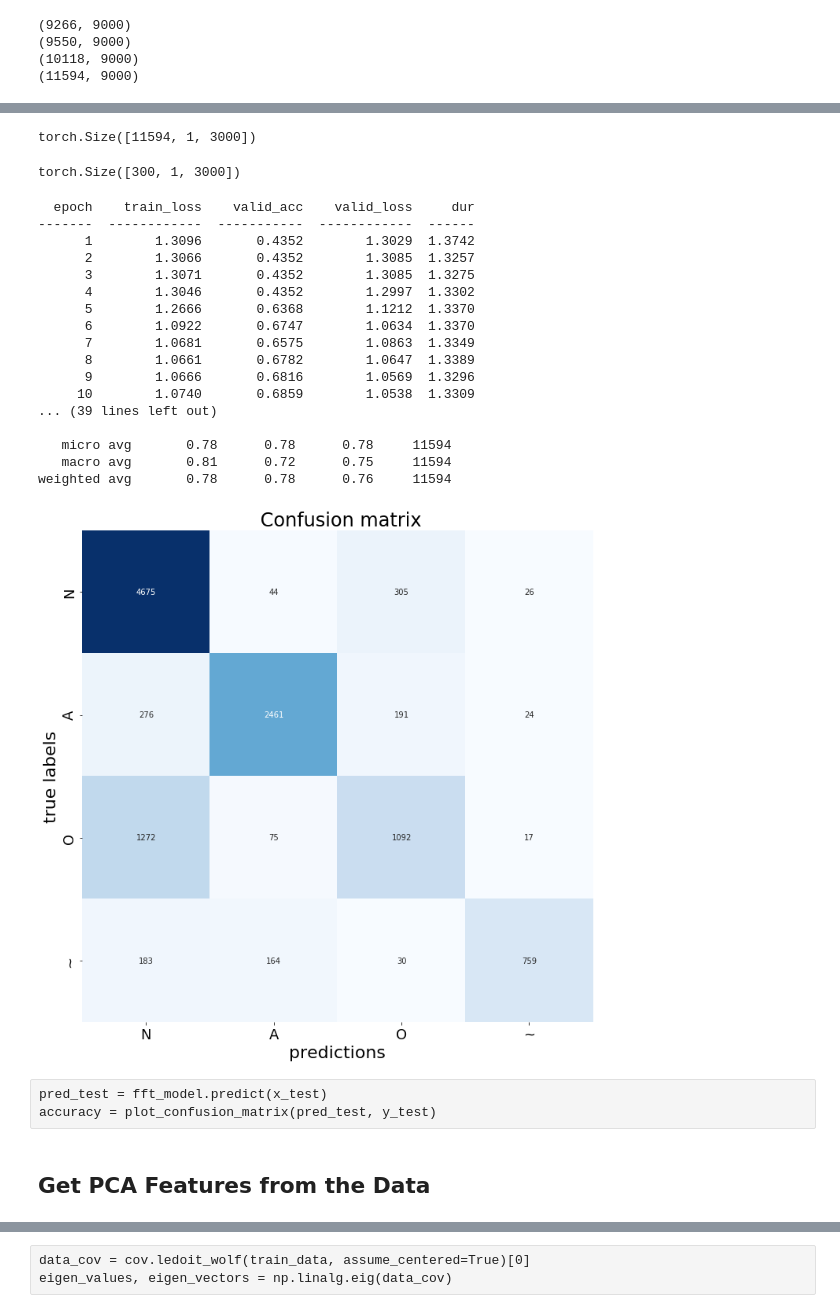
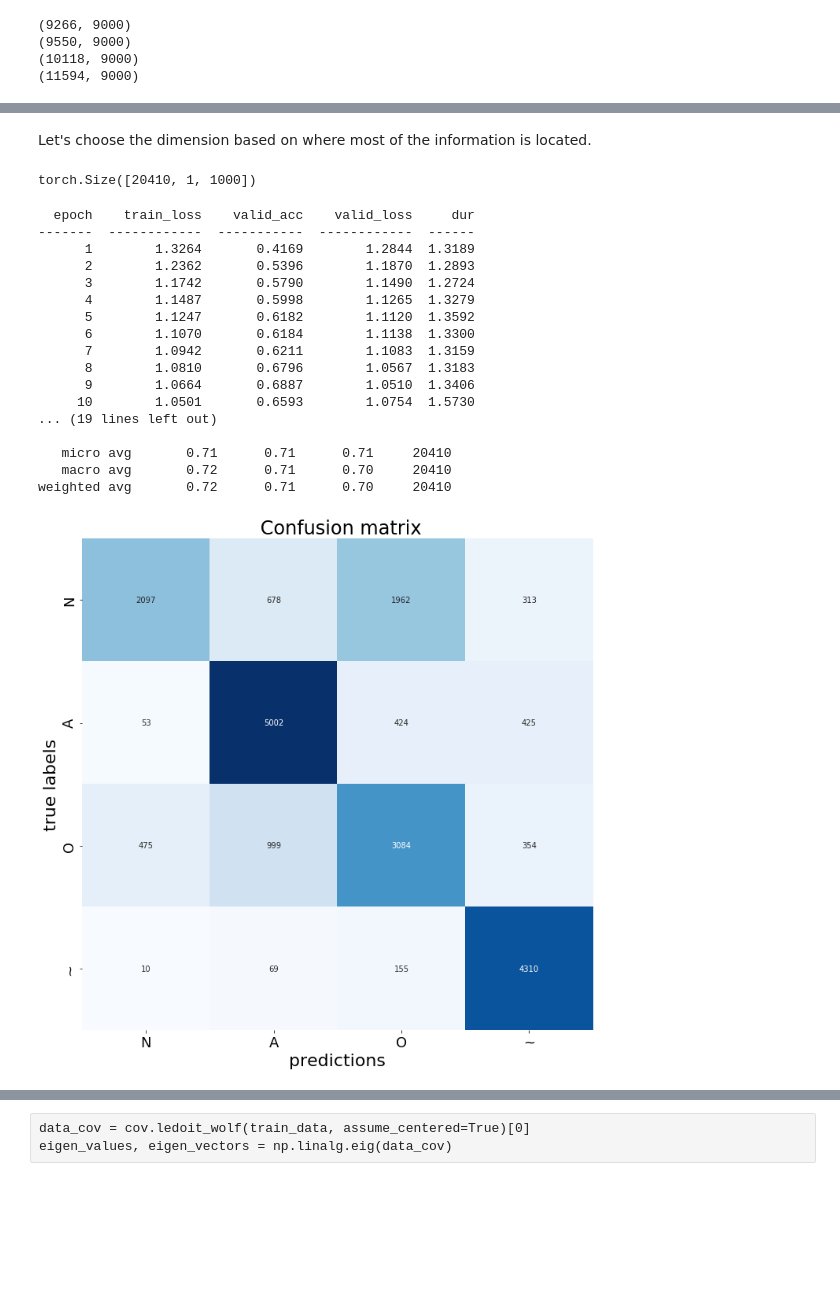
Before and after one commit to lmedeiro/covariance_estimators_in_machine_learning, a Jupyter notebook: feature_engineering_tutorial.ipynb, the cells around one changed output, grey strips where cells are left out. Drawn from its saved outputs; the diff is of its cells as text; code cells hidden in the pictures; blank space fills up the shorter version.

```diff
--- a/feature_engineering_tutorial.ipynb
+++ b/feature_engineering_tutorial.ipynb
@@ -119,5 +113,6 @@ Below we add a couple of helper functions to aid in the class balancing
 # %%
-def add_noise_to_dataset(data, numpy_data=False, noise_distribution=None, std=1.0):
+def add_noise_to_dataset(data, numpy_data=False,
+                         noise_distribution=None, std=1.0):
     """
     This function adds noise to data array. Noise is added for some specific distribution, with a set
     standard deviation.
@@ -138,19 +133,26 @@ def add_noise_to_dataset(data, numpy_data=False, noise_distribution=None, std=1.
 
     if not noise_distribution:
         if numpy_data:
-            noise_distribution = np.random.randn(data.shape[0], data.shape[1])
+            noise_distribution = np.random.randn(data.shape[0],
+                                                 data.shape[1])
             data = data + noise_distribution
         else:
-            noise_distribution = np.random.randn(data.shape[0], data.shape[1], data.shape[2])
+            noise_distribution = np.random.randn(data.shape[0],
+                                                 data.shape[1],
+                                                 data.shape[2])
             data = data + torch.tensor(noise_distribution).float().to(data.device)
 
     else:
         if numpy_data:
             data = data + noise_distribution(scale=std,
-                                             size=[data.shape[0], data.shape[1]])
+                                             size=[data.shape[0],
+                                                   data.shape[1]])
         else:
             data = data + torch.tensor(
-                noise_distribution(scale=std, size=[data.shape[0], data.shape[1], data.shape[2]])).float().to(data.device)
+                noise_distribution(scale=std,
+                                   size=[data.shape[0],
+                                         data.shape[1],
+                                         data.shape[2]])).float().to(data.device)
     if pytorch_tensor:
         return data
     elif numpy_data:
@@ -158,8 +160,10 @@ def add_noise_to_dataset(data, numpy_data=False, noise_distribution=None, std=1.
     else:
         return data.numpy()
 # %%
-def double_class_rows(dataset, labels, class_number=1, random_state=1,
-                     add_noise=False, noise_distribution=None, std=1.0):
+def double_class_rows(dataset, labels, class_number=1,
+                      random_state=1,
+                     add_noise=False, noise_distribution=None,
+                      std=1.0):
     """
     This function helps balance by adding (or cloning) observations of a specific type.
     :param dataset:
@@ -249,7 +261,8 @@ class LeNet5(nn.Module):
         self.max_pool_1 = nn.MaxPool1d(kernel_size=M_k_s_1[0],
                                        stride=M_k_s_1[1])
         current_input_size = \
-        (1 + (n_features - C_k_p_s_1[0] + 2 * C_k_p_s_1[1]) / C_k_p_s_1[2]) / M_k_s_1[0]
+        (1 + (n_features - C_k_p_s_1[0]\
+              + 2 * C_k_p_s_1[1]) / C_k_p_s_1[2]) / M_k_s_1[0]
         current_input_size = int(current_input_size)
         self.drop_out_1 = nn.Dropout(p=p[0])
 #         bp()
@@ -259,7 +272,8 @@ class LeNet5(nn.Module):
                                   padding=C_k_p_s_2[1],
                                   stride=C_k_p_s_2[2])
         current_input_size = \
-        (1 + (current_input_size - C_k_p_s_2[0] + 2 * C_k_p_s_2[1]) / C_k_p_s_2[2]) / M_k_s_1[0]
+        (1 + (current_input_size - C_k_p_s_2[0]\
+              + 2 * C_k_p_s_2[1]) / C_k_p_s_2[2]) / M_k_s_1[0]
         current_input_size = int(current_input_size)
         self.drop_out_2 = nn.Dropout(p=p[1])
 #         bp()
@@ -385,43 +451,34 @@ fft_train_data.shape
+# %% [markdown]
+Let's choose the dimension based on where most of the information is located.
 # %%
-dimension_size = 3000
+dimension_size = 1000
 # %%
 x_train = torch.tensor(fft_train_data[:,:dimension_size]).float().unsqueeze(1)
 y_train = torch.tensor(labels_train).long()
 x_train.shape
 # %% [output]
-torch.Size([11594, 1, 3000])
+torch.Size([20410, 1, 1000])
-# %%
-x_test = torch.tensor(fft_test_data[:,:dimension_size]).float().unsqueeze(1)
-y_test = torch.tensor(labels_test).long()
-x_test.shape
-# %% [output]
-torch.Size([300, 1, 3000])
 # %%
 fft_model, \
 fft_pred_train, \
 fft_accuracy = train_model(n_features=dimension_size, n_channels=1, x_train=x_train,
-           y_train=y_train, n_epochs=40)
+           y_train=y_train, n_epochs=20)
 # %% [output]
   epoch    train_loss    valid_acc    valid_loss     dur
 -------  ------------  -----------  ------------  ------
-      1        1.3096       0.4352        1.3029  1.3742
-      2        1.3066       0.4352        1.3085  1.3257
-      3        1.3071       0.4352        1.3085  1.3275
-      4        1.3046       0.4352        1.2997  1.3302
-      5        1.2666       0.6368        1.1212  1.3370
-      6        1.0922       0.6747        1.0634  1.3370
-      7        1.0681       0.6575        1.0863  1.3349
-      8        1.0661       0.6782        1.0647  1.3389
-      9        1.0666       0.6816        1.0569  1.3296
-     10        1.0740       0.6859        1.0538  1.3309
-... (39 lines left out)
+      1        1.3264       0.4169        1.2844  1.3189
+      2        1.2362       0.5396        1.1870  1.2893
+      3        1.1742       0.5790        1.1490  1.2724
+      4        1.1487       0.5998        1.1265  1.3279
+      5        1.1247       0.6182        1.1120  1.3592
+      6        1.1070       0.6184        1.1138  1.3300
+      7        1.0942       0.6211        1.1083  1.3159
+      8        1.0810       0.6796        1.0567  1.3183
+      9        1.0664       0.6887        1.0510  1.3406
+     10        1.0501       0.6593        1.0754  1.5730
+... (19 lines left out)
 
-   micro avg       0.78      0.78      0.78     11594
-   macro avg       0.81      0.72      0.75     11594
-weighted avg       0.78      0.78      0.76     11594
+   micro avg       0.71      0.71      0.71     20410
+   macro avg       0.72      0.71      0.70     20410
+weighted avg       0.72      0.71      0.70     20410
-[figure, old version]
+[figure, new version]
-# %% [raw]
-pred_test = fft_model.predict(x_test)
-accuracy = plot_confusion_matrix(pred_test, y_test)
-# %% [markdown]
-## Get PCA Features from the Data
```
Also changed, not shown: parts of 32 cells of this notebook, 2 other files.
